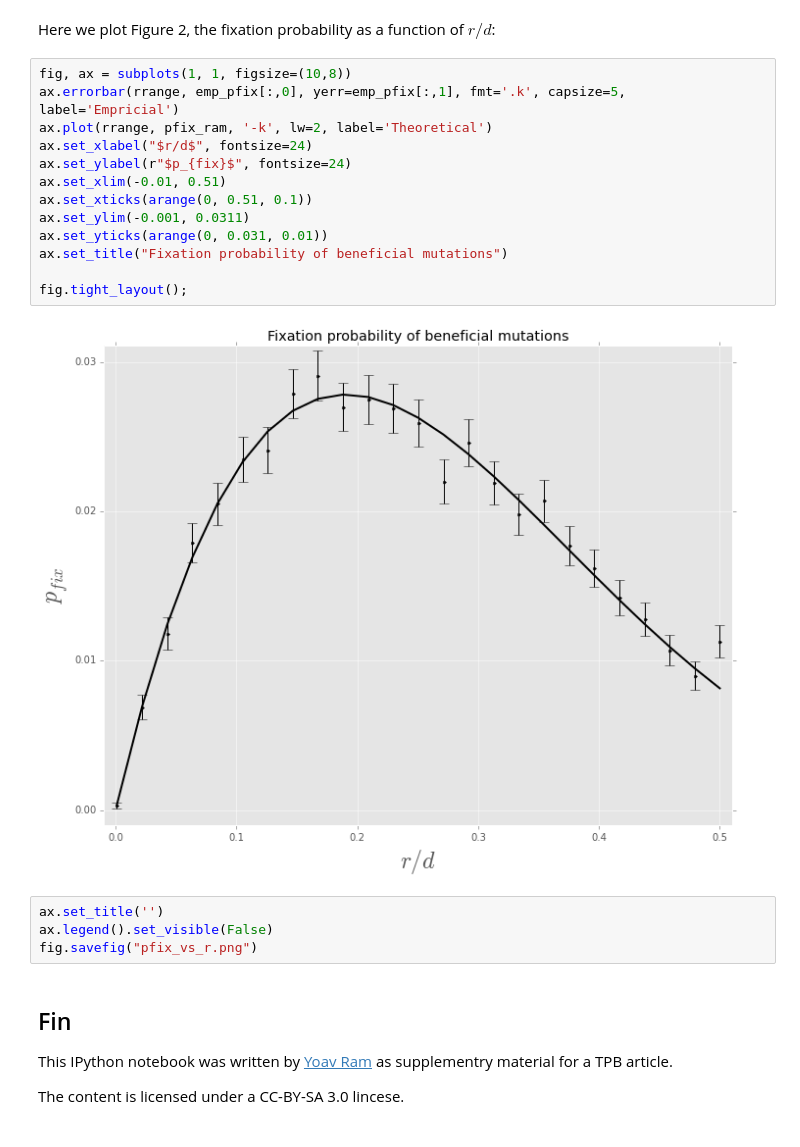
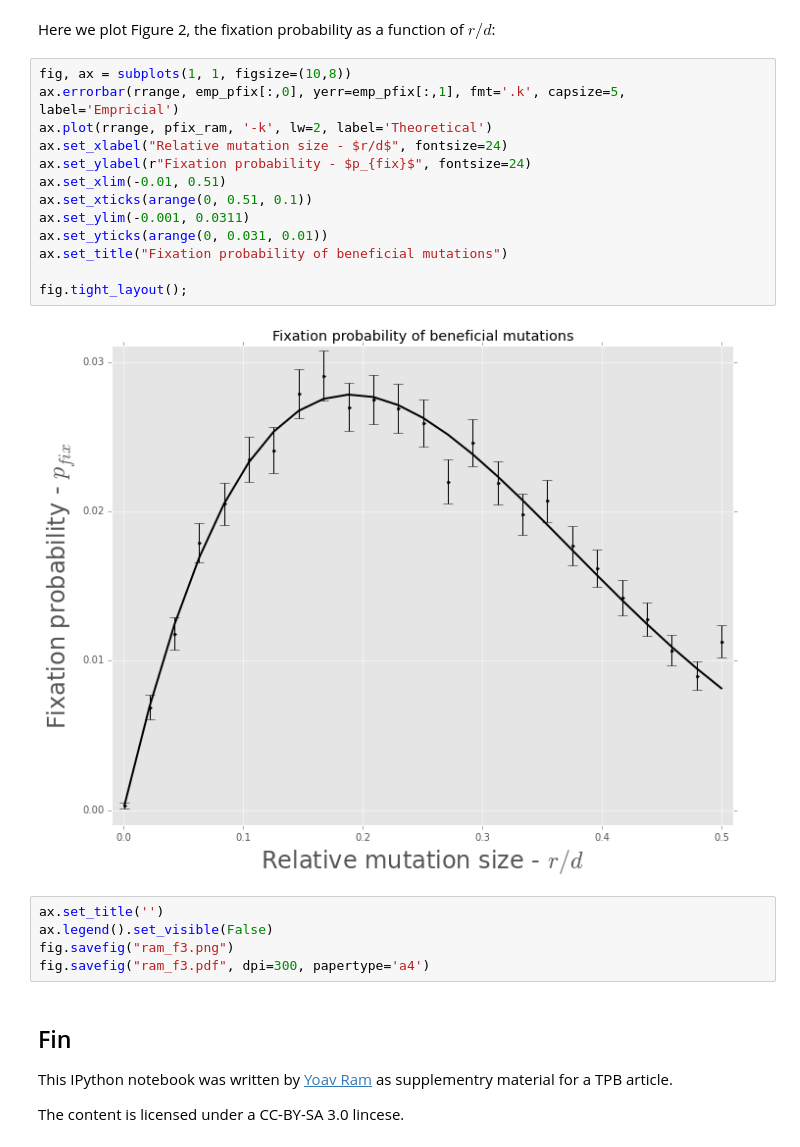
Before and after one commit to yoavram/FGMProb, a Jupyter notebook: Expected improvement.ipynb, the cells around one changed output. Drawn from its saved outputs; the diff is of its cells as text.

```diff
--- a/Expected improvement.ipynb
+++ b/Expected improvement.ipynb
@@ -400,22 +412,23 @@ Here we plot Figure 2, the fixation probability as a function of $r/d$:
 # %%
 fig, ax = subplots(1, 1, figsize=(10,8))
 ax.errorbar(rrange, emp_pfix[:,0], yerr=emp_pfix[:,1], fmt='.k', capsize=5, label='Empricial')
 ax.plot(rrange, pfix_ram, '-k', lw=2, label='Theoretical')
-ax.set_xlabel("$r/d$", fontsize=24)
-ax.set_ylabel(r"$p_{fix}$", fontsize=24)
+ax.set_xlabel("Relative mutation size - $r/d$", fontsize=24)
+ax.set_ylabel(r"Fixation probability - $p_{fix}$", fontsize=24)
 ax.set_xlim(-0.01, 0.51)
 ax.set_xticks(arange(0, 0.51, 0.1))
 ax.set_ylim(-0.001, 0.0311)
 ax.set_yticks(arange(0, 0.031, 0.01))
 ax.set_title("Fixation probability of beneficial mutations")
 
 fig.tight_layout();
 # %% [output]
-[figure, old version]
+[figure, new version]
 # %%
 ax.set_title('')
 ax.legend().set_visible(False)
-fig.savefig("pfix_vs_r.png")
+fig.savefig("ram_f3.png")
+fig.savefig("ram_f3.pdf", dpi=300, papertype='a4')
 # %% [markdown]
 ## Fin
 
```
Also changed, not shown: parts of 4 cells of this notebook, 1 other file.
